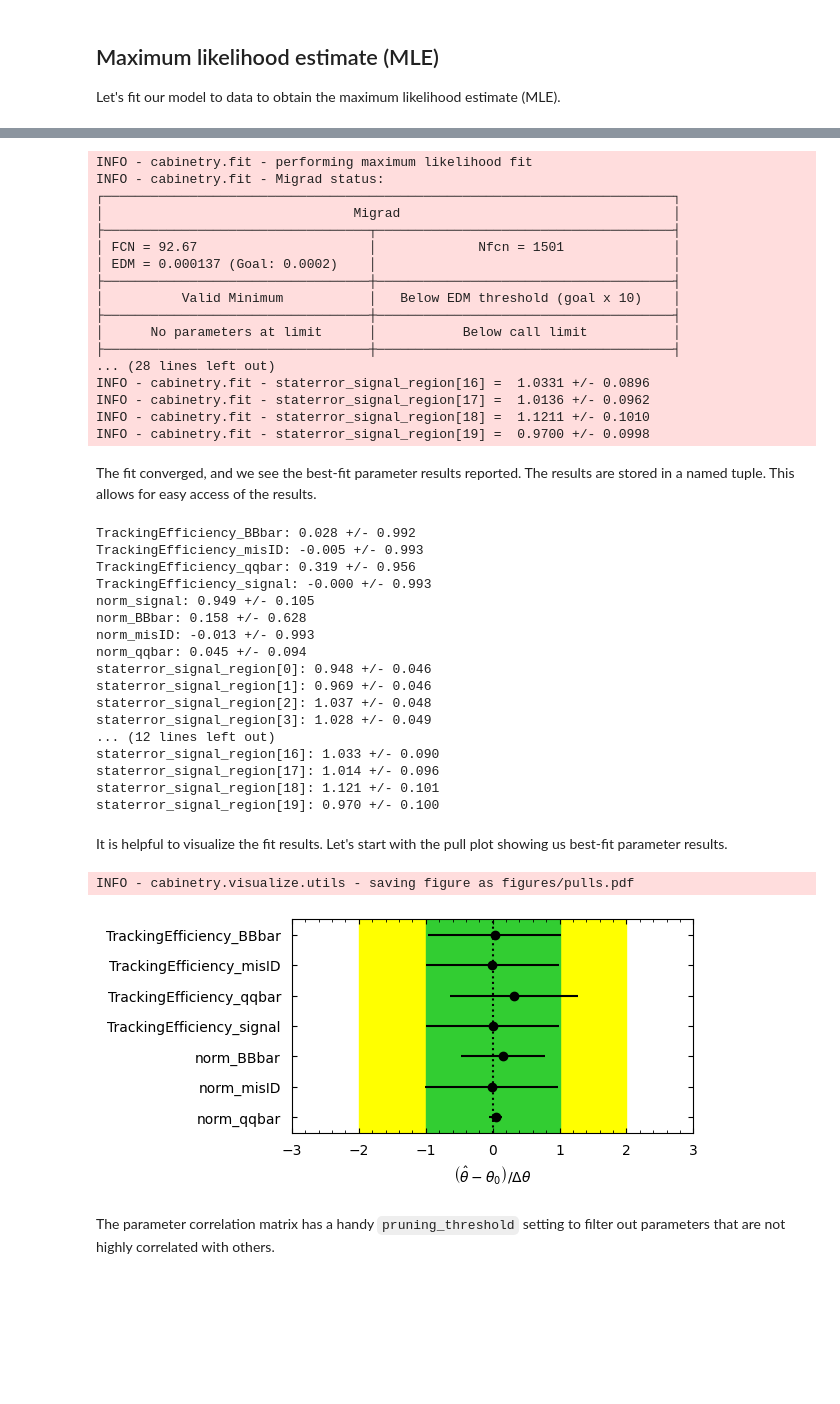
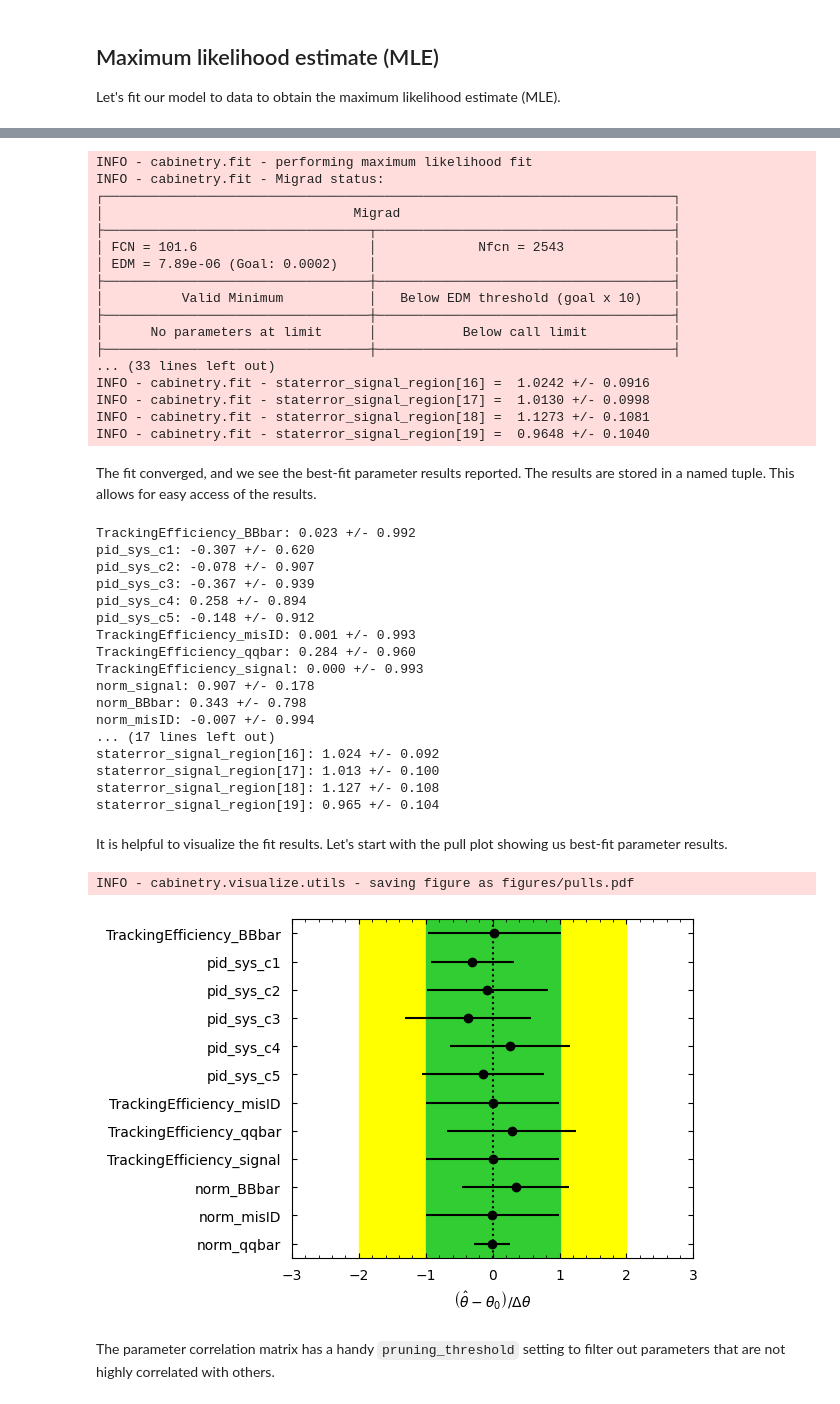
Before and after one commit to lorenzennio/pyhf-tutorial, a Jupyter notebook: 03_B_to_K_pi.ipynb, the cells around one changed output, grey strips where cells are left out. Drawn from its saved outputs; the diff is of its cells as text; code cells hidden in the pictures; blank space fills up the shorter version.

Commit message:
added pid systematics correctly

```diff
--- a/03_B_to_K_pi.ipynb
+++ b/03_B_to_K_pi.ipynb
@@ -314,0 +318,5 @@ tracking_sys = [
+# %%
+config.update({
+   'Systematics': norm_sys + tracking_sys
+})
+cabinetry.templates.build(config, method='uproot')
@@ -334,5 +342,0 @@ pid_sys = [
-# %%
-config.update({
-   'Systematics': norm_sys + tracking_sys + pid_sys
-})
-cabinetry.templates.build(config, method='uproot')
@@ -568,48 +611,48 @@ INFO - cabinetry.fit - Migrad status:
 ┌─────────────────────────────────────────────────────────────────────────┐
 │                                Migrad                                   │
 ├──────────────────────────────────┬──────────────────────────────────────┤
-│ FCN = 92.67                      │             Nfcn = 1501              │
-│ EDM = 0.000137 (Goal: 0.0002)    │                                      │
+│ FCN = 101.6                      │             Nfcn = 2543              │
+│ EDM = 7.89e-06 (Goal: 0.0002)    │                                      │
 ├──────────────────────────────────┼──────────────────────────────────────┤
 │          Valid Minimum           │   Below EDM threshold (goal x 10)    │
 ├──────────────────────────────────┼──────────────────────────────────────┤
 │      No parameters at limit      │           Below call limit           │
 ├──────────────────────────────────┼──────────────────────────────────────┤
-... (28 lines left out)
-INFO - cabinetry.fit - staterror_signal_region[16] =  1.0331 +/- 0.0896
-INFO - cabinetry.fit - staterror_signal_region[17] =  1.0136 +/- 0.0962
-INFO - cabinetry.fit - staterror_signal_region[18] =  1.1211 +/- 0.1010
-INFO - cabinetry.fit - staterror_signal_region[19] =  0.9700 +/- 0.0998
+... (33 lines left out)
+INFO - cabinetry.fit - staterror_signal_region[16] =  1.0242 +/- 0.0916
+INFO - cabinetry.fit - staterror_signal_region[17] =  1.0130 +/- 0.0998
+INFO - cabinetry.fit - staterror_signal_region[18] =  1.1273 +/- 0.1081
+INFO - cabinetry.fit - staterror_signal_region[19] =  0.9648 +/- 0.1040
 # %% [markdown]
 The fit converged, and we see the best-fit parameter results reported. The results are stored in a named tuple. This allows for easy access of the results.
 # %%
 for label, result, unc in zip(fit_results.labels, fit_results.bestfit, fit_results.uncertainty):
     print(f'{label}: {result:.3f} +/- {unc:.3f}')
 # %% [output]
-TrackingEfficiency_BBbar: 0.028 +/- 0.992
-TrackingEfficiency_misID: -0.005 +/- 0.993
-TrackingEfficiency_qqbar: 0.319 +/- 0.956
-TrackingEfficiency_signal: -0.000 +/- 0.993
-norm_signal: 0.949 +/- 0.105
-norm_BBbar: 0.158 +/- 0.628
-norm_misID: -0.013 +/- 0.993
-norm_qqbar: 0.045 +/- 0.094
-staterror_signal_region[0]: 0.948 +/- 0.046
-staterror_signal_region[1]: 0.969 +/- 0.046
-staterror_signal_region[2]: 1.037 +/- 0.048
-staterror_signal_region[3]: 1.028 +/- 0.049
-... (12 lines left out)
-staterror_signal_region[16]: 1.033 +/- 0.090
-staterror_signal_region[17]: 1.014 +/- 0.096
-staterror_signal_region[18]: 1.121 +/- 0.101
-staterror_signal_region[19]: 0.970 +/- 0.100
+TrackingEfficiency_BBbar: 0.023 +/- 0.992
+pid_sys_c1: -0.307 +/- 0.620
+pid_sys_c2: -0.078 +/- 0.907
+pid_sys_c3: -0.367 +/- 0.939
+pid_sys_c4: 0.258 +/- 0.894
+pid_sys_c5: -0.148 +/- 0.912
+TrackingEfficiency_misID: 0.001 +/- 0.993
+TrackingEfficiency_qqbar: 0.284 +/- 0.960
+TrackingEfficiency_signal: 0.000 +/- 0.993
+norm_signal: 0.907 +/- 0.178
+norm_BBbar: 0.343 +/- 0.798
+norm_misID: -0.007 +/- 0.994
+... (17 lines left out)
+staterror_signal_region[16]: 1.024 +/- 0.092
+staterror_signal_region[17]: 1.013 +/- 0.100
+staterror_signal_region[18]: 1.127 +/- 0.108
+staterror_signal_region[19]: 0.965 +/- 0.104
 # %% [markdown]
 It is helpful to visualize the fit results. Let's start with the pull plot showing us best-fit parameter results.
 # %%
-cabinetry.visualize.pulls(fit_results, exclude='norm_signal')
+cabinetry.visualize.pulls(fit_results, exclude=['norm_signal', r'pid_sys_u*'])
 # %% [output]
 INFO - cabinetry.visualize.utils - saving figure as figures/pulls.pdf
-[figure, old version]
+[figure, new version]
 # %% [markdown]
 The parameter correlation matrix has a handy `pruning_threshold` setting to filter out parameters that are not highly correlated with others.
 # %%
```
Also changed, not shown: parts of 22 cells of this notebook.
